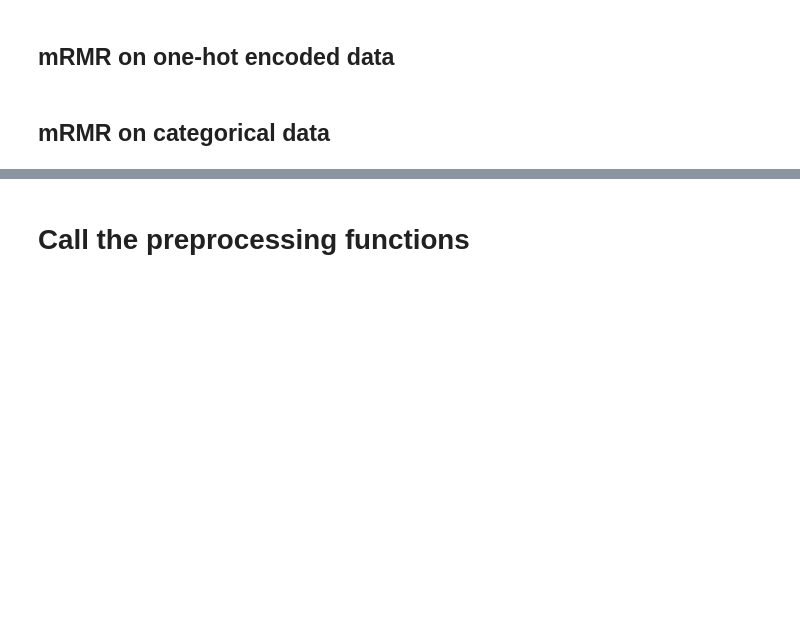
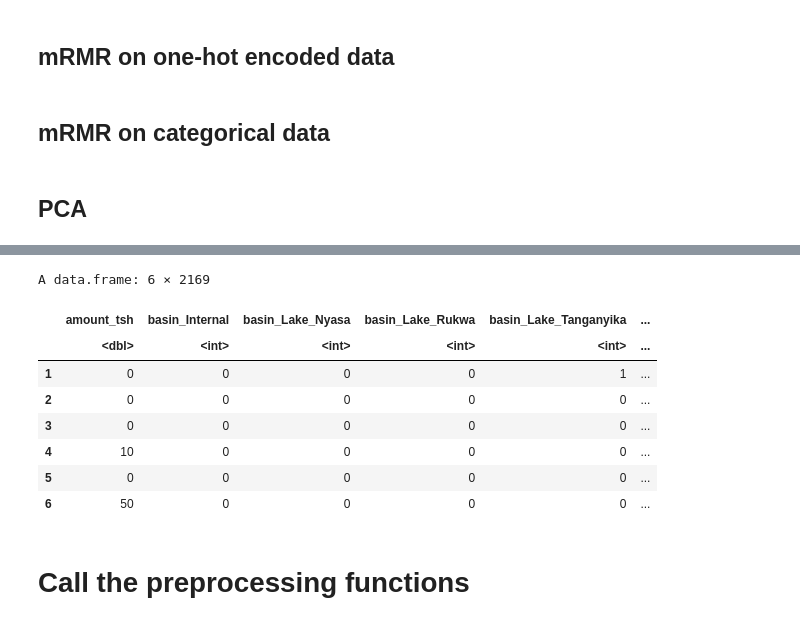
Before and after one commit to miromatagne/Driven-Data-Competition, a Jupyter notebook: ReportTemplate.ipynb, the cells around one changed output, grey strips where cells are left out. Saved outputs shown, nothing was run; the diff lists cells and outputs as text; code cells hidden in the pictures; blank space fills up the shorter version.

```diff
--- a/ReportTemplate.ipynb
+++ b/ReportTemplate.ipynb
@@ -924,3 +953,47 @@ apply_mrmr <- function(X,Y) {
     #write(selected_features,"selected_features.txt")
     #print(selected_features)
 }
+# %% [markdown]
+## PCA
+# %%
+pca2 <- function(df,nb_components){
+    X <- df[,setdiff(colnames(df),"status_group")]
+    # Compute PCA on the full input dataset X and return the dataset transformed in the space of principal components
+    X_pca <- prcomp(X, scale=TRUE)
+
+    ## make a scree plot
+    X_pca.var <- X_pca$sdev^2
+    X_pca.var.per <- round(X_pca.var/sum(X_pca.var)*100, 1)
+
+    barplot(X_pca.var.per, main="Scree Plot", xlab="Principal Component", ylab="Percent Variation")
+
+    return(X_pca)
+
+}
+
+pca2_select <- function (df,X_pca,nb_components){
+
+    X_pca <- predict(X_pca,newdata=df)[,1:nb_components]
+
+    #df_pca<-data.frame(X_pca,df[,"status_group"])
+    #names(df_pca)[length(names(df_pca))]<-"status_group"
+    return(X_pca)
+}
+# %%
+library(dummies)
+load(file = "data_preproc.Rdata")
+
+#data_preproc_onehot <- dummy.data.frame(data_preproc, sep="_")
+#colnames(data_preproc_onehot) <- gsub(colnames(data_preproc_onehot),pattern = " ", replacement = "_")
+#targets <- c("status_group_functional","status_group_functional_needs_repair","status_group_non_functional")
+#X <- data_preproc_onehot[,setdiff(colnames(data_preproc_onehot),targets)]
+
+head(data_preproc)
+
+X_pca <- pca2(data_preproc)
+train <- pca2_select(data_preproc,X_pca,20)
+test <- pca2_select(data_preproc,X_pca,20)
+
+print(head(train))
+print(head(test))
+# %% [output]
@@ -927,2 +1002,11 @@ apply_mrmr <- function(X,Y) {
+A data.frame: 6 × 2169
+|  | amount_tsh | basin_Internal | basin_Lake_Nyasa | basin_Lake_Rukwa | basin_Lake_Tanganyika | ... |
+|  | <dbl> | <int> | <int> | <int> | <int> | ... |
+| 1 | 0 | 0 | 0 | 0 | 1 | ... |
+| 2 | 0 | 0 | 0 | 0 | 0 | ... |
+| 3 | 0 | 0 | 0 | 0 | 0 | ... |
+| 4 | 10 | 0 | 0 | 0 | 0 | ... |
+| 5 | 0 | 0 | 0 | 0 | 0 | ... |
+| 6 | 50 | 0 | 0 | 0 | 0 | ... |
 # %% [markdown]
 # Call the preprocessing functions
```
Also changed, not shown: parts of 41 cells of this notebook, 5 other files.
